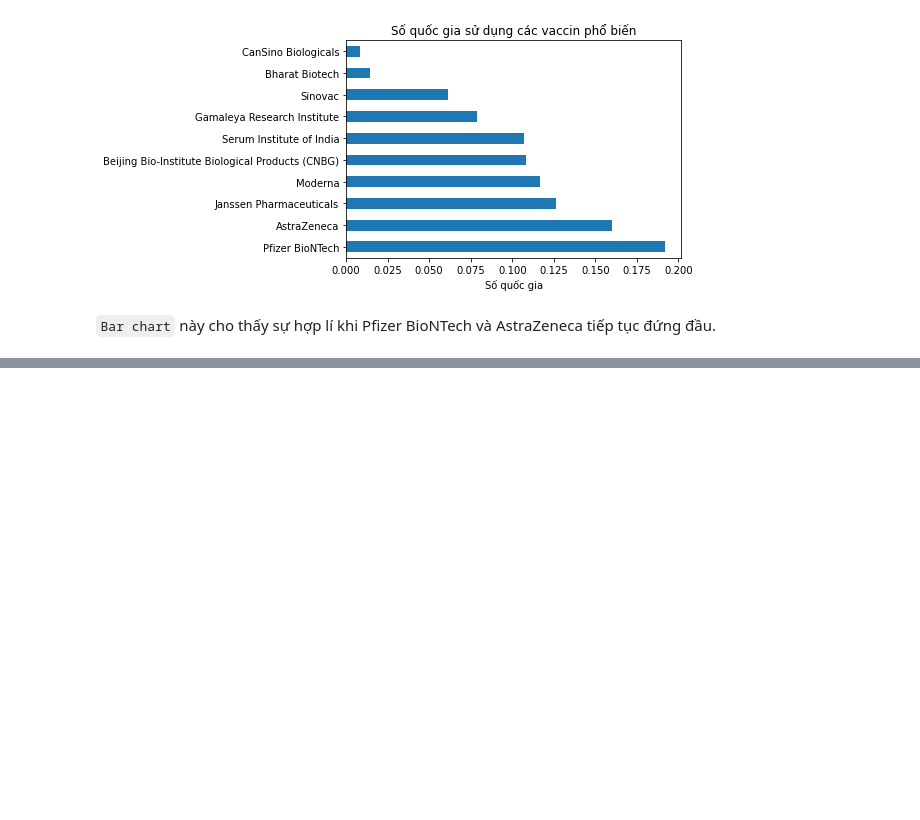
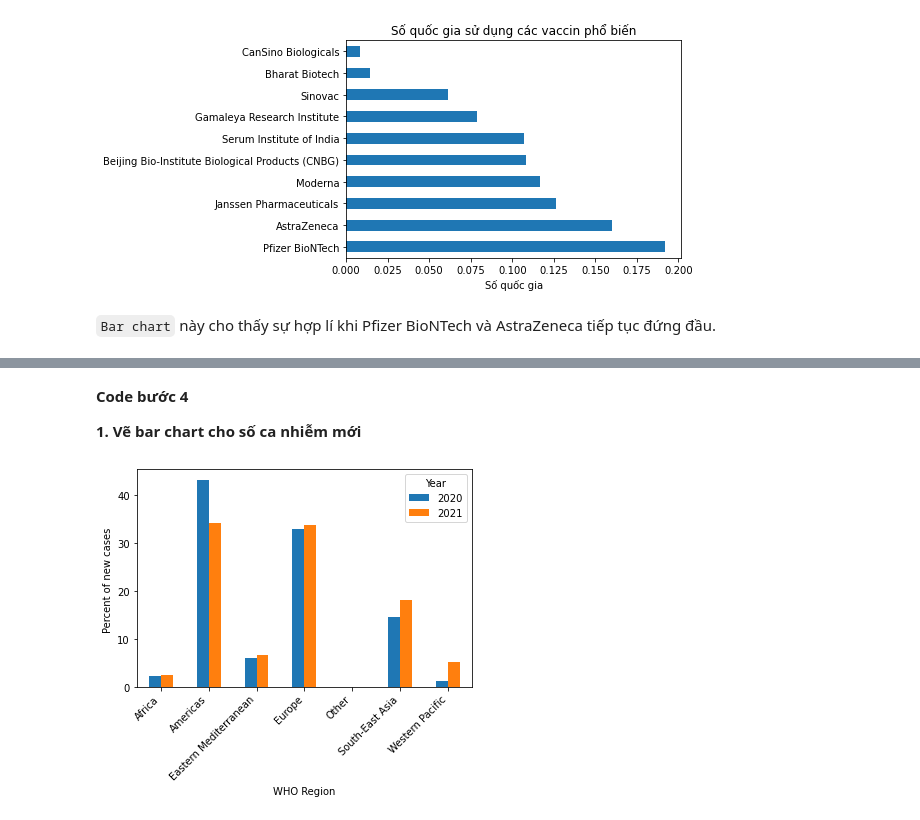
Before and after one commit to lavData/P4DS_Final_project, a Jupyter notebook: Khám phá dữ liệu.ipynb, the cells around one changed output, grey strips where cells are left out. Drawn from its saved outputs; the diff is of its cells as text; code cells hidden in the pictures; blank space fills up the shorter version.

```diff
--- a/Khám phá dữ liệu.ipynb
+++ b/Khám phá dữ liệu.ipynb
@@ -669,0 +718,5 @@ plt.title('Số quốc gia sử dụng các vaccin phổ biến');
+# %%
+global_table_df['covid_rating'] = (global_table_df['Deaths - cumulative total'] \
+                                 / global_table_df['Cases - cumulative total']) * 100
+
+global_table_df.loc[global_table_df['covid_rating'].isna(),'covid_rating'] = 0
@@ -669,0 +736,3 @@ plt.title('Số quốc gia sử dụng các vaccin phổ biến');
+# %%
+Year = global_df["Date_reported"].dt.year
+global_df["Year"] = Year
@@ -669,0 +741,6 @@ plt.title('Số quốc gia sử dụng các vaccin phổ biến');
+# %%
+df1 = global_df[['Country','WHO_region','Year','New_cases','New_deaths']]
+df2 = global_table_df[['WHO Region']]
+
+# merge theo cột 'Name' của global_table_df và cột 'Country' của global_df
+df = df2.merge(df1,left_on = 'Name',right_on = 'Country').drop(columns = ['WHO_region'])
@@ -669,0 +749,4 @@ plt.title('Số quốc gia sử dụng các vaccin phổ biến');
+# %%
+areas_covid_19 = df.groupby(["WHO Region","Year"]).sum()
+areas_covid_19 = areas_covid_19.unstack(1)
+areas_covid_19
@@ -669,0 +764,12 @@ plt.title('Số quốc gia sử dụng các vaccin phổ biến');
+# %% [markdown]
+**Code bước 4**
+
+**1. Vẽ bar chart cho số ca nhiễm mới**
+# %%
+x_axis = areas_covid_19.index
+y_axis_cases = (areas_covid_19.loc[:,('New_cases')] / areas_covid_19.loc[:,('New_cases')].sum()) * 100
+y_axis_cases.plot.bar()
+plt.xticks(rotation = 45, horizontalalignment = 'right')
+plt.ylabel('Percent of new cases ');
+# %% [output]
+[figure, added]
```
Also changed, not shown: parts of 117 cells of this notebook.
